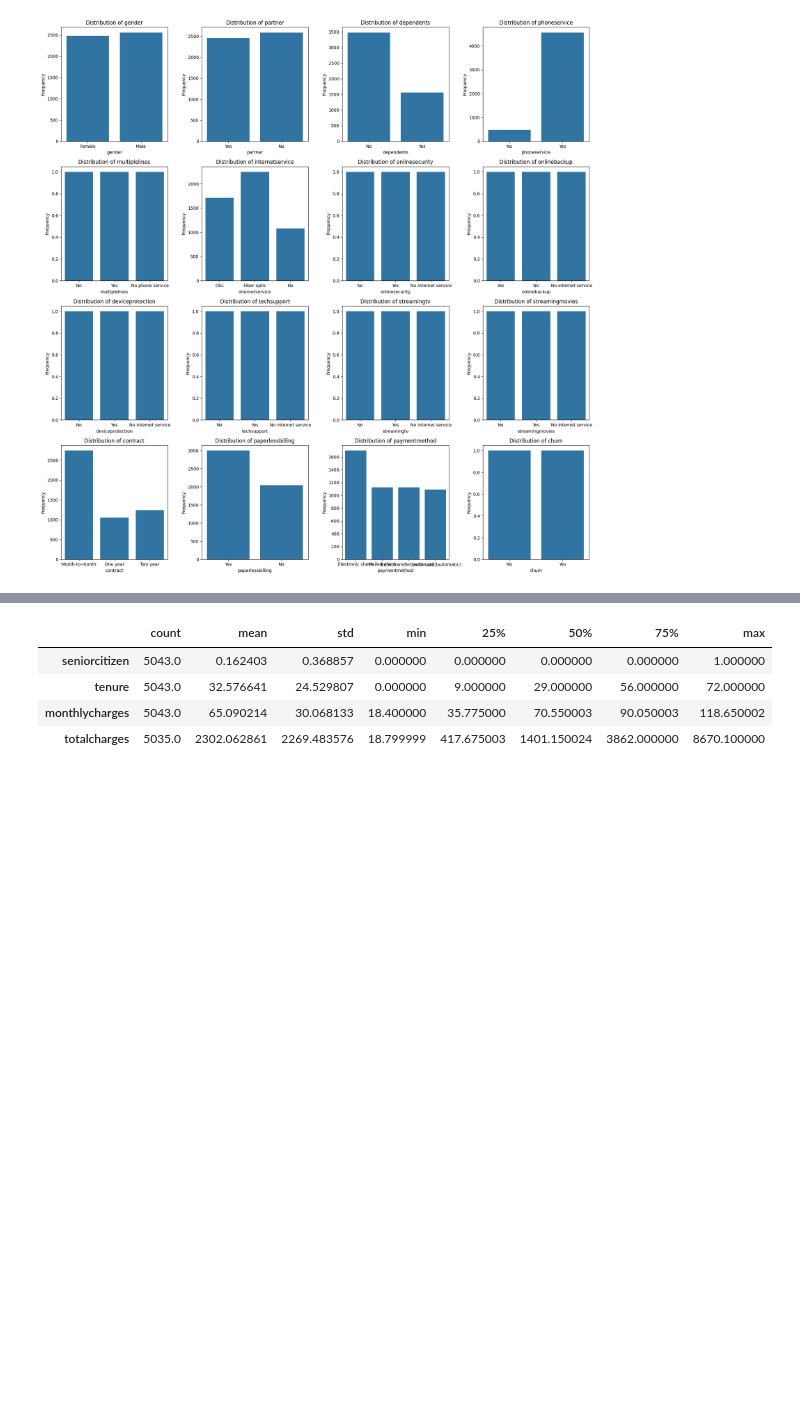
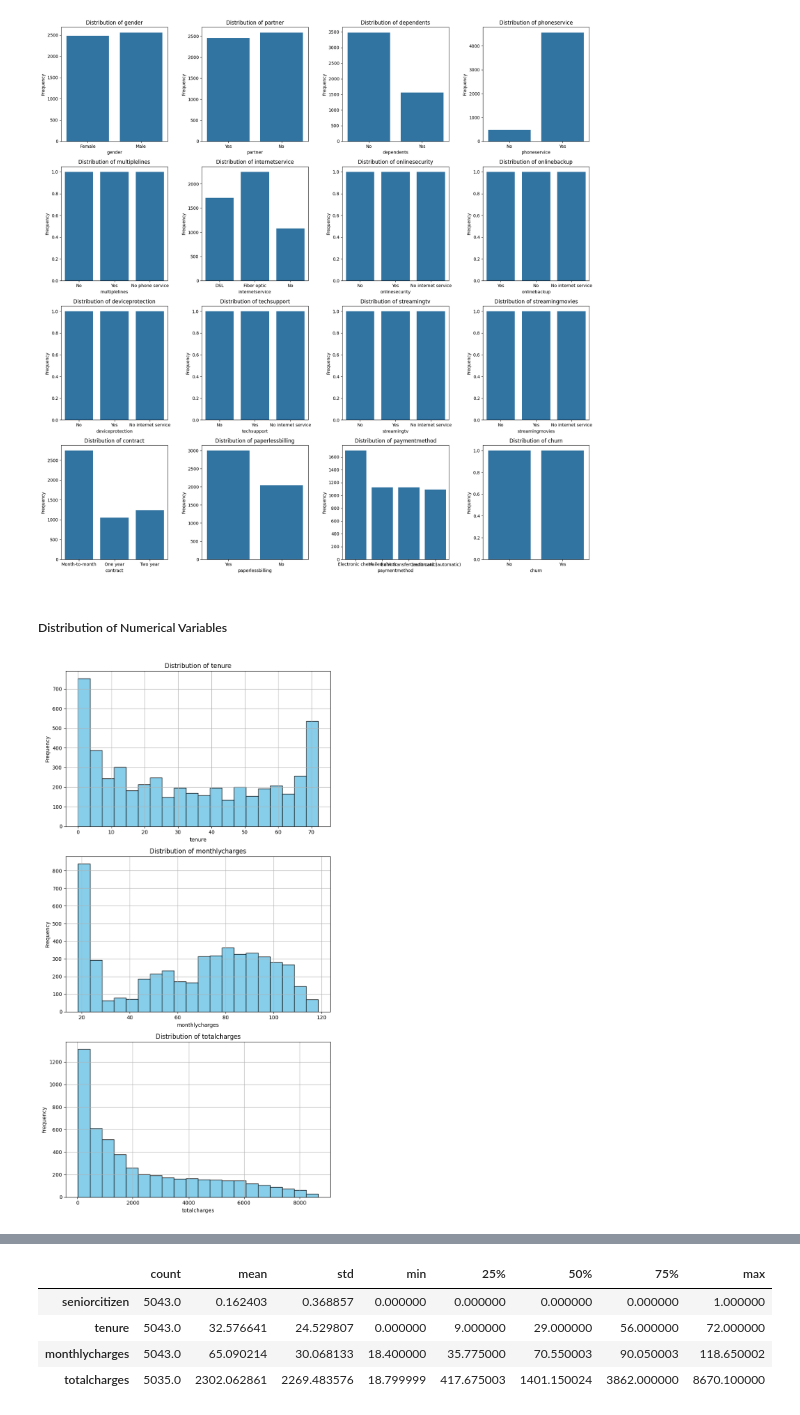
Before and after one commit to AndyMortey/A-Classification-Project-The-Customer-Churn-Analysis, a Jupyter notebook: notebook.ipynb, the cells around one changed output, grey strips where cells are left out. Cells and saved outputs as stored; diff of their text form; code cells hidden in the pictures; blank space fills up the shorter version.

```diff
--- a/notebook.ipynb
+++ b/notebook.ipynb
@@ -454,3 +454,24 @@ plt.tight_layout()
 plt.show()
 # %% [output]
 [figure]
+# %% [markdown]
+##### Distribution of Numerical Variables
+# %%
+#List of numerical columns
+numerical_columns = ['tenure', 'monthlycharges', 'totalcharges']
+
+#Set up the figure and axes for plotting
+fig, axes = plt.subplots(nrows=len(numerical_columns), ncols=1, figsize=(8, 5*len(numerical_columns)))
+
+#Loop through each numerical column and plot its histogram
+for i, column in enumerate(numerical_columns):
+    df[column].hist(ax=axes[i], bins=20, color='skyblue', edgecolor='black')
+    axes[i].set_title(f'Distribution of {column}')
+    axes[i].set_xlabel(column)
+    axes[i].set_ylabel('Frequency')
+
+#Adjust layout
+plt.tight_layout()
+plt.show()
+# %% [output]
+[figure, added]
```
Also changed, not shown: parts of 7 cells of this notebook.
